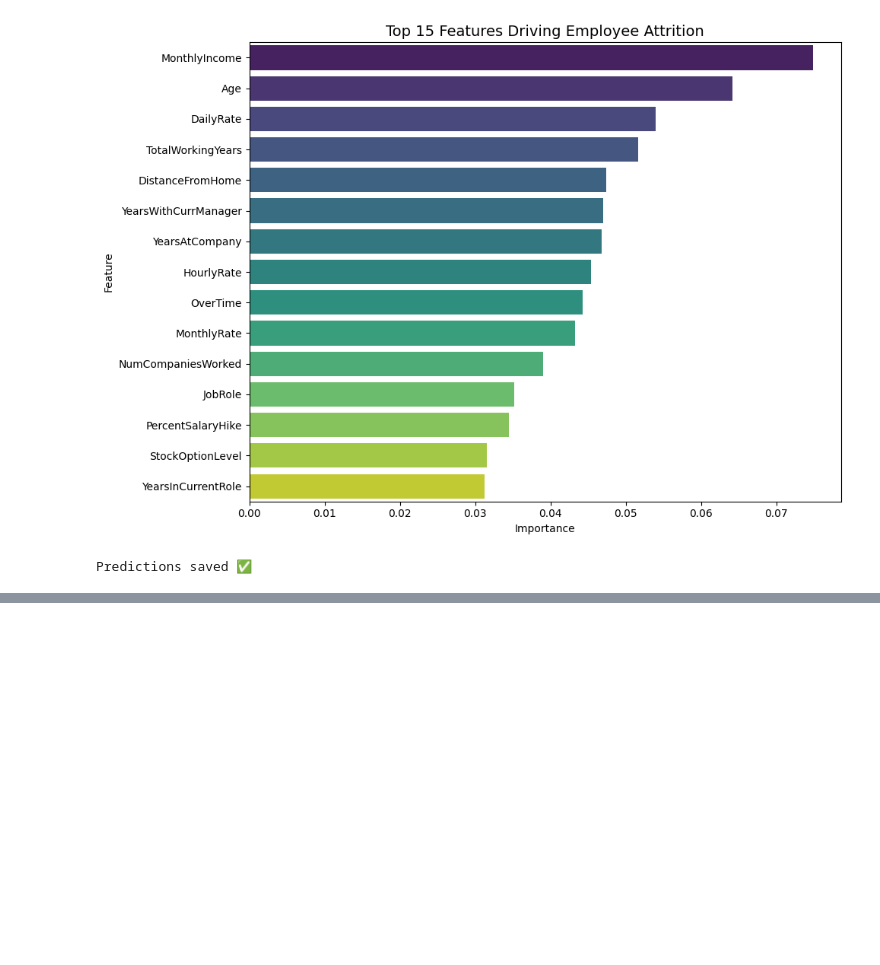
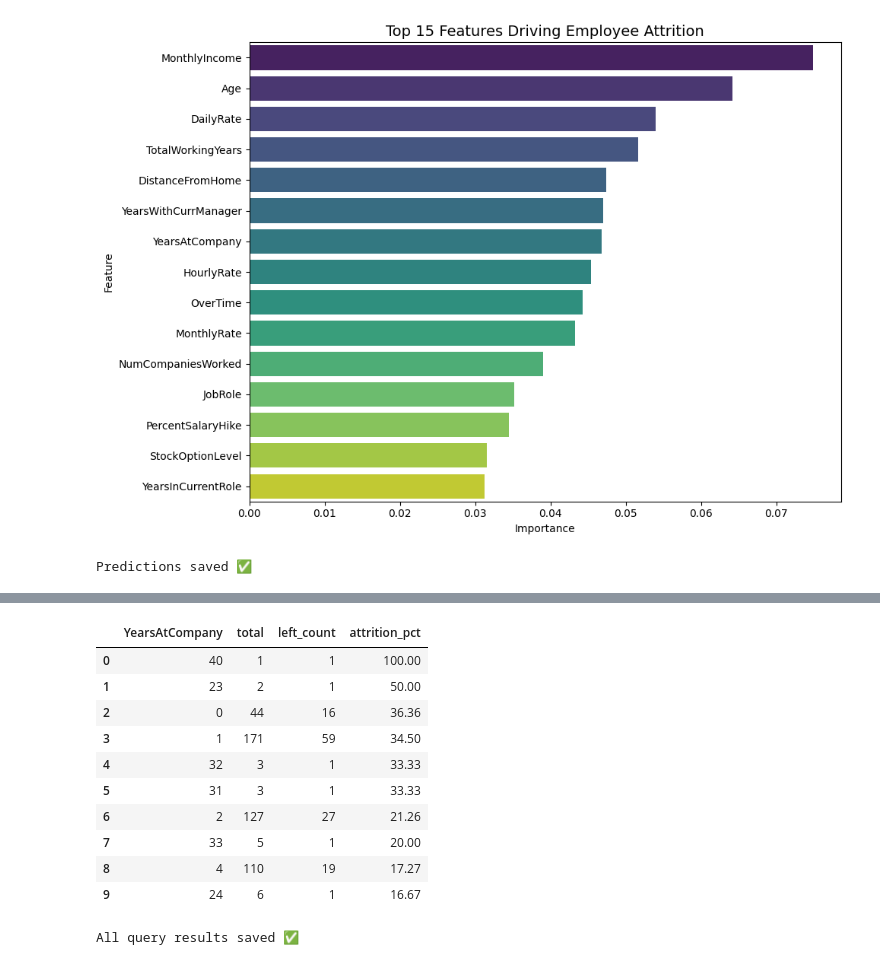
Before and after one commit to anshisharma9472-ops/hr-analytics-attrition, a Jupyter notebook: hr_analytics_eda_and_model.ipynb, the cells around one changed output, grey strips where cells are left out. Saved outputs shown, nothing was run; the diff lists cells and outputs as text; code cells hidden in the pictures; blank space fills up the shorter version.

```diff
--- a/hr_analytics_eda_and_model.ipynb
+++ b/hr_analytics_eda_and_model.ipynb
@@ -334,0 +484,39 @@ Predictions saved ✅
+# %%
+q7 = """
+SELECT
+    YearsAtCompany,
+    COUNT(*) AS total,
+    SUM(Attrition_num) AS left_count,
+    ROUND(SUM(Attrition_num) * 100.0 / COUNT(*), 2) AS attrition_pct
+FROM employees
+GROUP BY YearsAtCompany
+ORDER BY attrition_pct DESC
+LIMIT 10
+"""
+run_query(q7)
+# %% [output]
+|  | YearsAtCompany | total | left_count | attrition_pct |
+| 0 | 40 | 1 | 1 | 100.00 |
+| 1 | 23 | 2 | 1 | 50.00 |
+| 2 | 0 | 44 | 16 | 36.36 |
+| 3 | 1 | 171 | 59 | 34.50 |
+| 4 | 32 | 3 | 1 | 33.33 |
+| 5 | 31 | 3 | 1 | 33.33 |
+| 6 | 2 | 127 | 27 | 21.26 |
+| 7 | 33 | 5 | 1 | 20.00 |
+| 8 | 4 | 110 | 19 | 17.27 |
+| 9 | 24 | 6 | 1 | 16.67 |
+# %%
+from google.colab import files
+
+# Save each query result
+run_query(q1).to_csv('sql_overall_attrition.csv', index=False)
+run_query(q2).to_csv('sql_dept_attrition.csv', index=False)
+run_query(q3).to_csv('sql_jobrole_attrition.csv', index=False)
+run_query(q4).to_csv('sql_income_comparison.csv', index=False)
+run_query(q5).to_csv('sql_overtime_attrition.csv', index=False)
+run_query(q7).to_csv('sql_tenure_attrition.csv', index=False)
+
+print("All query results saved ✅")
+# %% [output]
+All query results saved ✅
```
Also changed, not shown: parts of 10 cells of this notebook.
